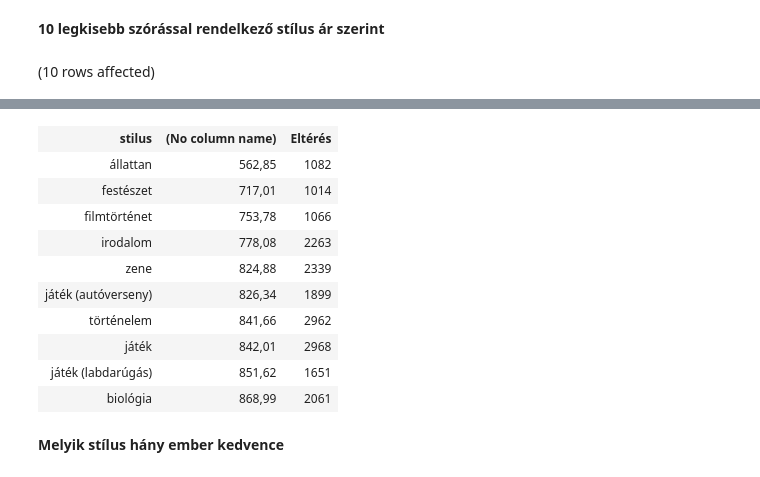
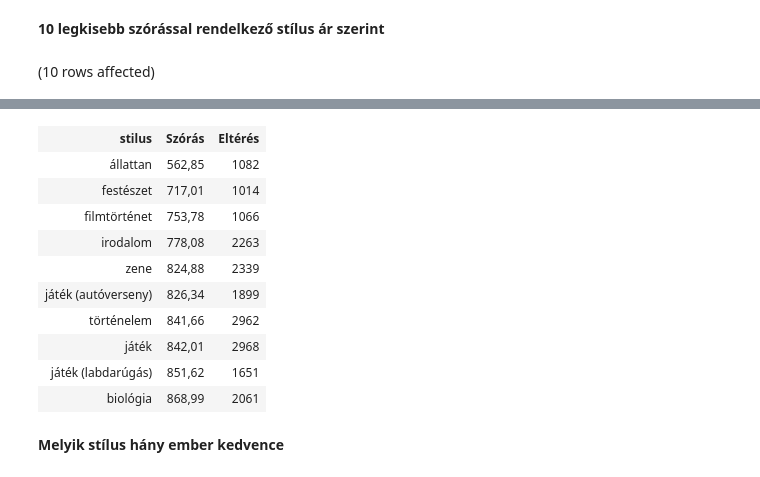
Before and after one commit to albertiadam/sql, a Jupyter notebook: hazifeladat.ipynb, the cells around one changed output, grey strips where cells are left out. Saved outputs shown, nothing was run; the diff lists cells and outputs as text; code cells hidden in the pictures.

```diff
--- a/hazifeladat.ipynb
+++ b/hazifeladat.ipynb
@@ -32,7 +32,7 @@ Total execution time: 00:00:00.078
 # %% [markdown]
 **10 legkisebb szórással rendelkező stílus ár szerint**
 # %%
-SELECT TOP 10 stilus, ROUND(stdev(nettoar),2), Max(nettoar)-Min(nettoar) as 'Eltérés'
+SELECT TOP 10 stilus, ROUND(stdev(nettoar),2) as 'Szórás', Max(nettoar)-Min(nettoar) as 'Eltérés'
 FROM dvd
 GROUP by stilus
 HAVING round(stdev(nettoar),2) is not null
@@ -43,4 +43,4 @@ Total execution time: 00:00:00.037
-| stilus | (No column name) | Eltérés |
+| stilus | Szórás | Eltérés |
 | állattan | 562,85 | 1082 |
 | festészet | 717,01 | 1014 |
 | filmtörténet | 753,78 | 1066 |
```
Also changed, not shown: parts of 5 cells of this notebook.
